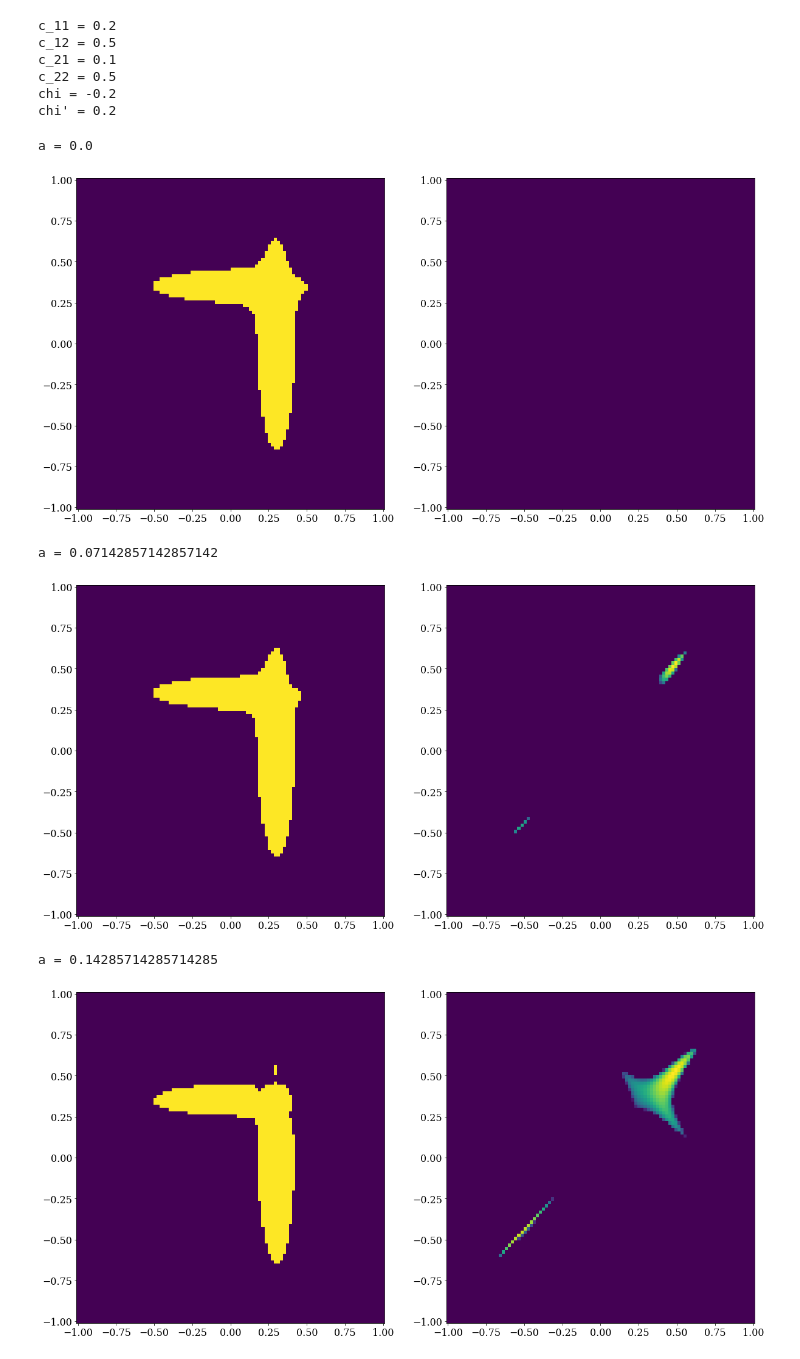
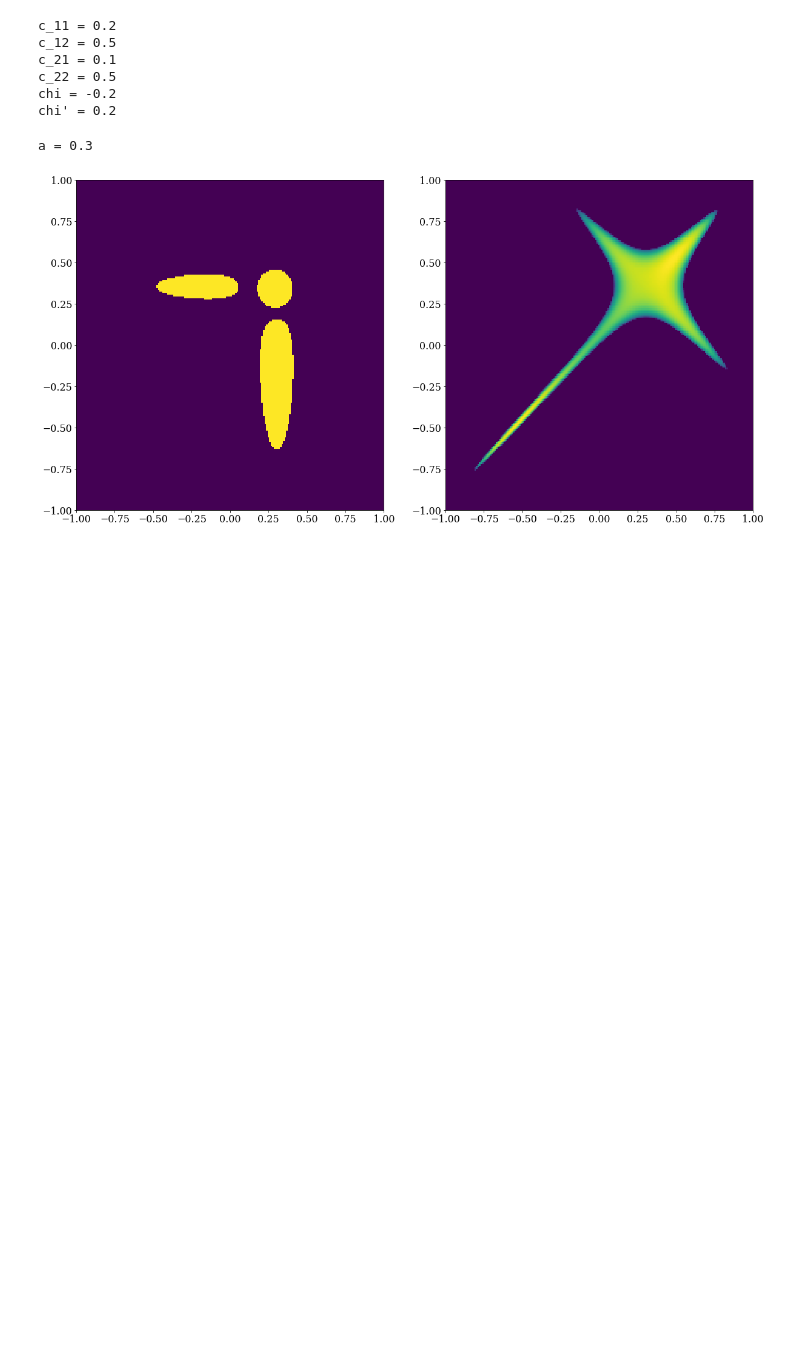
Before and after one commit to martkjoh/slange, a Jupyter notebook: pretty-plots/NRCH.ipynb, the cells around one changed output. Drawn from its saved outputs; the diff is of its cells as text; code cells hidden in the pictures; blank space fills up the shorter version.

```diff
--- a/pretty-plots/NRCH.ipynb
+++ b/pretty-plots/NRCH.ipynb
@@ -34,11 +36,9 @@ def D0(phi, a, x, c):
     return D
 # %%
 c = np.matrix([[.2, .5], [.1, .5]])
-
-# c = np.matrix([[.2, .2], [.5, .2]])
 x = np.array([-.2, .2])
 
-n = 100
+n = 200
 k = 1.
 phi1 = np.linspace(-k, k, n)
 phi2 = np.linspace(-k, k, n)
@@ -59,24 +59,18 @@ c_22 = 0.5
 chi = -0.2
 chi' = 0.2
 # %%
+a = .3
+fig, ax = plt.subplots(1, 2, figsize=(20, 10))
+D = lambda p: D0(p, a, x, c)
+l = np.array([[eigvals(D(p[:, i, j])) for i in range(n)] for j in range(n)])
 
-for a in aa:
-    fig, ax = plt.subplots(1, 2, figsize=(20, 10))
-    D = lambda p: D0(p, a, x, c)
-    l = np.array([[eigvals(D(p[:, i, j])) for i in range(n)] for j in range(n)])
+print("a = {}".format(a))
+Cr = np.logical_or(l[:, :, 0].real>0, l[:, :, 1].real>0)
+Ci = l[:, :, 0].imag
+ax[0].pcolormesh(p[0], p[1], Cr)
+ax[1].pcolormesh(p[0], p[1], Ci)
 
-    print("a = {}".format(a))
-    Cr = np.logical_or(l[:, :, 0].real>0, l[:, :, 1].real>0)
-    Ci = l[:, :, 0].imag
-    # Cr = np.logical_and(Cr, np.logical_not(Ci))
-    ax[0].pcolormesh(p[0], p[1], Cr)
-    ax[1].pcolormesh(p[0], p[1], Ci)
-
-    plt.show()
+plt.show()
 # %% [output]
-a = 0.0
+a = 0.3
-[figure, old version]
+[figure, new version]
-a = 0.07142857142857142
-[figure, removed]
-a = 0.14285714285714285
-[figure, removed]
```
Also changed, not shown: parts of 8 cells of this notebook.
